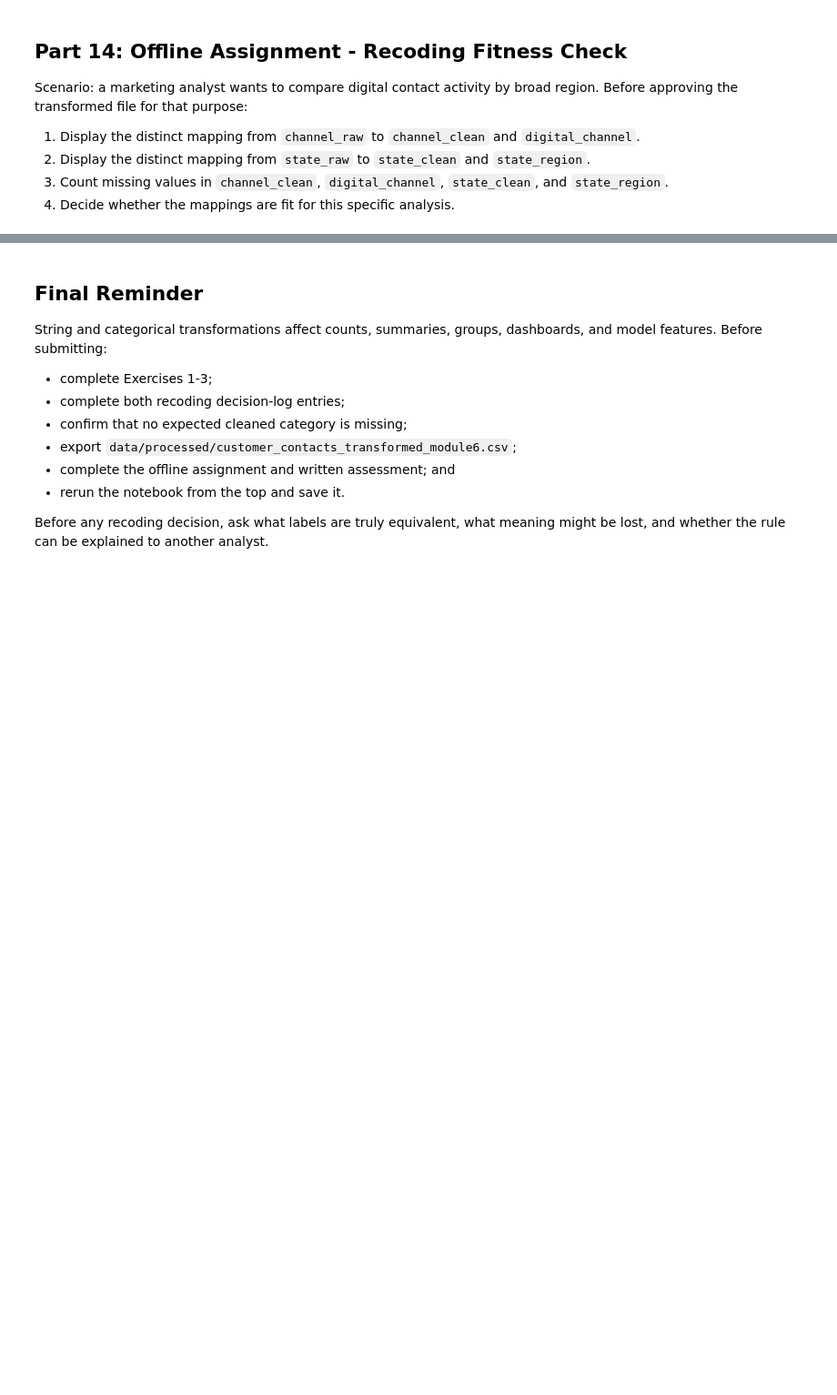
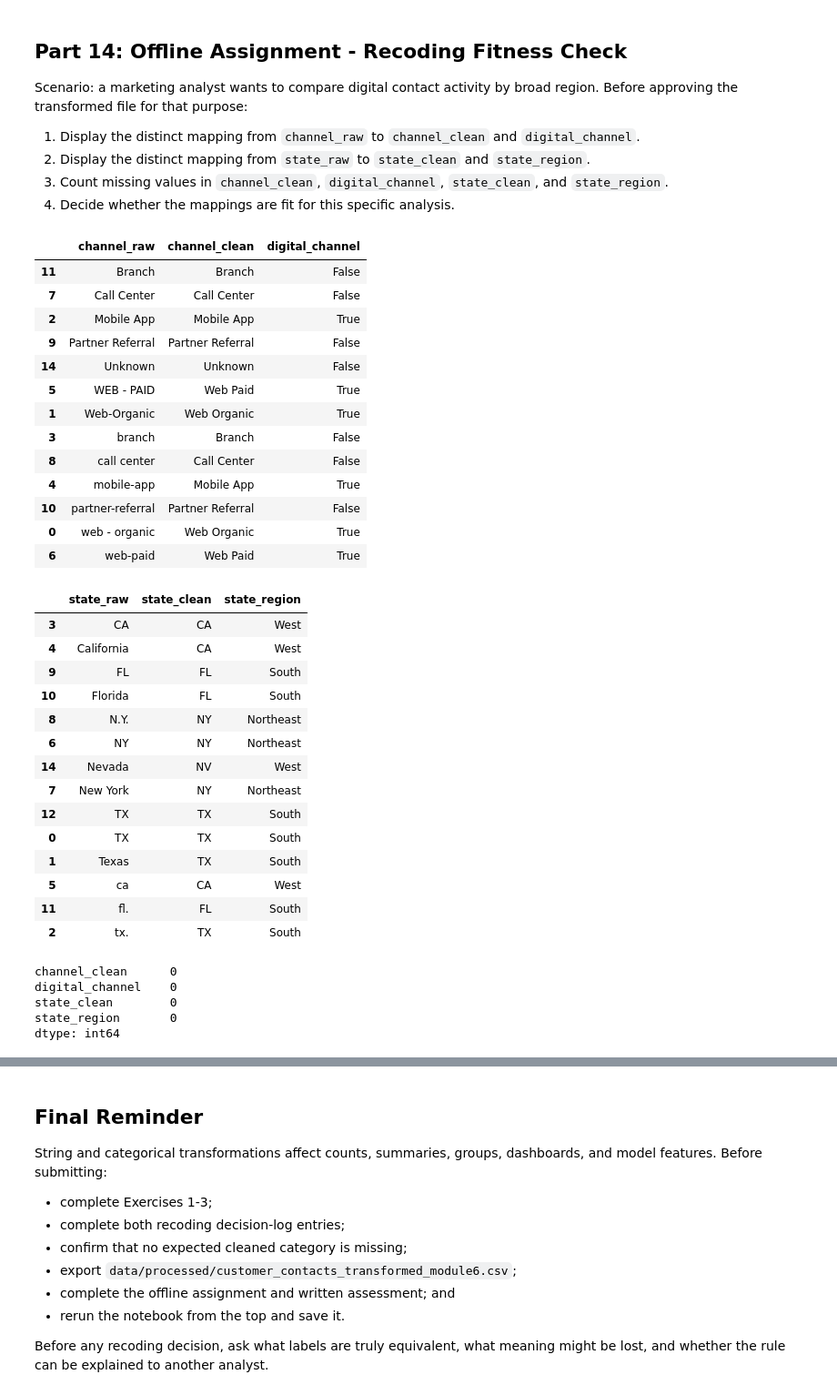
Before and after one commit to JoeG-UTSA/BAN6003-Week05-06-JoeGarcia, a Jupyter notebook: notebooks/module6_string_categorical_guided_lab.ipynb, the cells around one changed output, grey strips where cells are left out. Shown at 91% size. Saved outputs shown, nothing was run; the diff lists cells and outputs as text; code cells hidden in the pictures; blank space fills up the shorter version.

```diff
--- a/notebooks/module6_string_categorical_guided_lab.ipynb
+++ b/notebooks/module6_string_categorical_guided_lab.ipynb
@@ -775,11 +775,57 @@ Scenario: a marketing analyst wants to compare digital contact activity by broad
 # %%
 # Offline Assignment - Your code here
 # Hints:
 # - Select each raw/clean mapping pair and use .drop_duplicates().
 # - Sort the mapping review by the raw value so it is easy to scan.
 # - Select the four cleaned mapping columns, then use .isna().sum().
 # Create channel_mapping_review, state_mapping_review, and missing_mapping_counts.
 # Display all three results.
+
+#1. channel mapping
+channel_mapping_review = (df[["channel_raw", "channel_clean", "digital_channel"]].drop_duplicates().sort_values("channel_raw"))
+
+#2. state mapping
+state_mapping_review = (df[["state_raw", "state_clean", "state_region"]].drop_duplicates().sort_values("state_raw"))
+
+#3. missing mapping counts
+missing_mapping_counts = (df[["channel_clean", "digital_channel", "state_clean", "state_region"]].isna().sum())
+
+display(channel_mapping_review, state_mapping_review, missing_mapping_counts)
+# %% [output]
+|  | channel_raw | channel_clean | digital_channel |
+| 11 | Branch | Branch | False |
+| 7 | Call Center | Call Center | False |
+| 2 | Mobile App | Mobile App | True |
+| 9 | Partner Referral | Partner Referral | False |
+| 14 | Unknown | Unknown | False |
+| 5 | WEB - PAID | Web Paid | True |
+| 1 | Web-Organic | Web Organic | True |
+| 3 | branch | Branch | False |
+| 8 | call center | Call Center | False |
+| 4 | mobile-app | Mobile App | True |
+| 10 | partner-referral | Partner Referral | False |
+| 0 | web - organic | Web Organic | True |
+| 6 | web-paid | Web Paid | True |
+|  | state_raw | state_clean | state_region |
+| 3 | CA | CA | West |
+| 4 | California | CA | West |
+| 9 | FL | FL | South |
+| 10 | Florida | FL | South |
+| 8 | N.Y. | NY | Northeast |
+| 6 | NY | NY | Northeast |
+| 14 | Nevada | NV | West |
+| 7 | New York | NY | Northeast |
+| 12 | TX | TX | South |
+| 0 | TX | TX | South |
+| 1 | Texas | TX | South |
+| 5 | ca | CA | West |
+| 11 | fl. | FL | South |
+| 2 | tx. | TX | South |
+channel_clean      0
+digital_channel    0
+state_clean        0
+state_region       0
+dtype: int64
 # %% [markdown]
 ### Fitness Assessment
 
```
Also changed, not shown: parts of 1 cell of this notebook.
